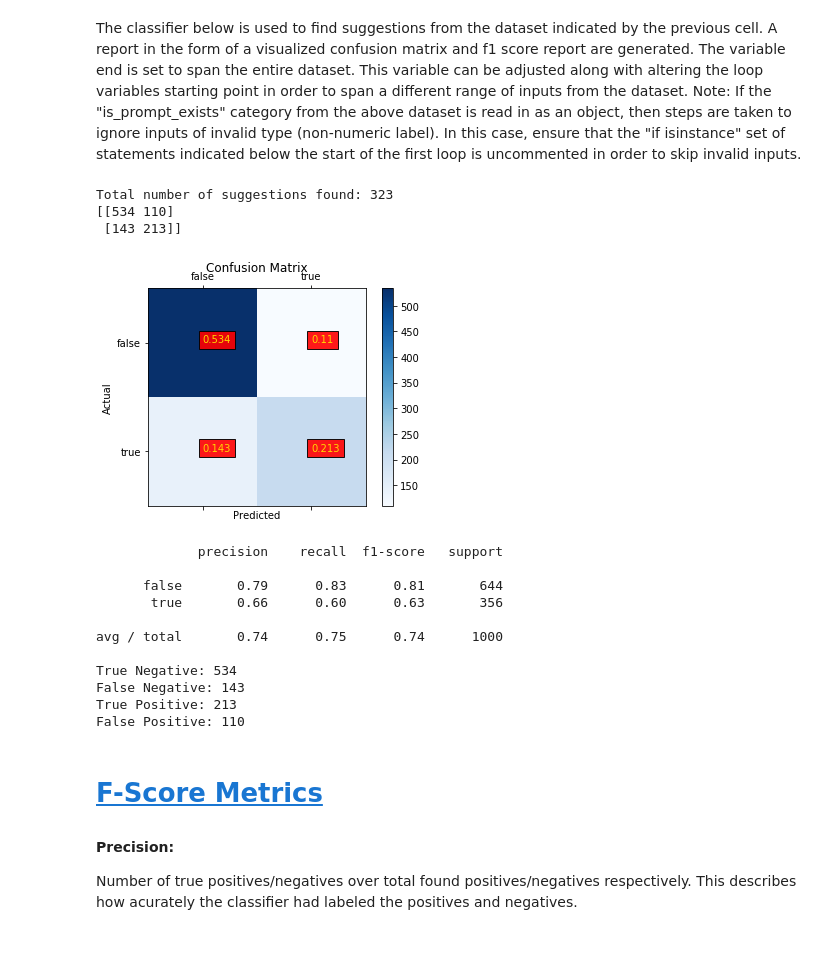
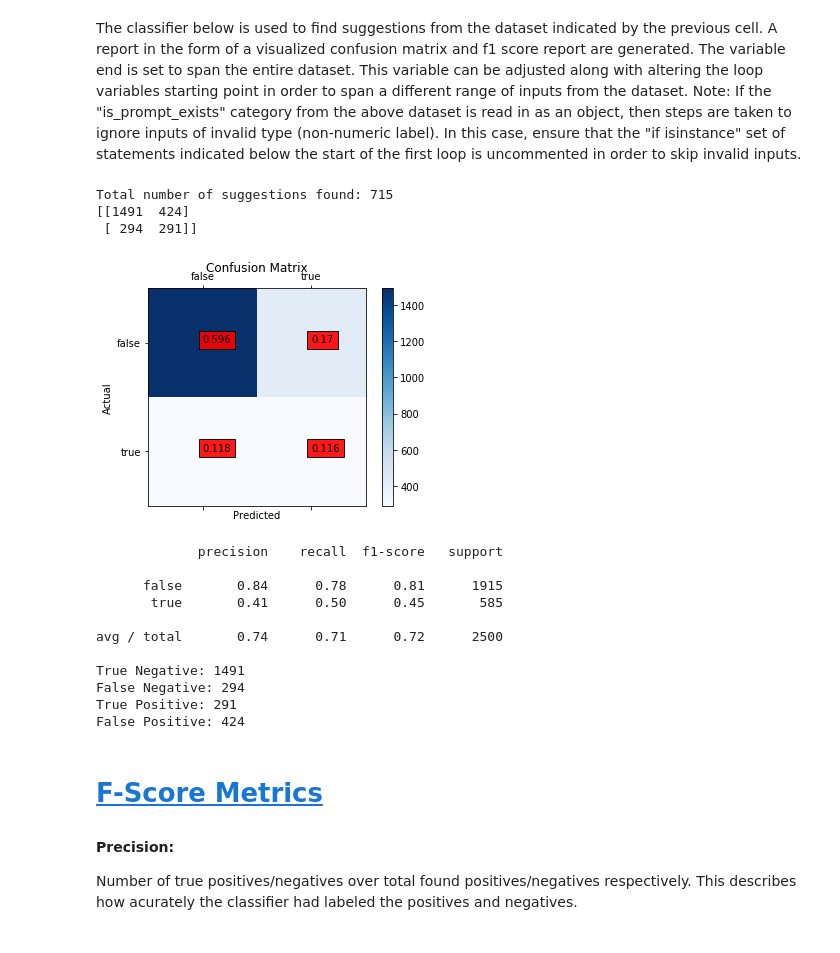
Before and after one commit to Alvores/NaturalLanguageProcessing, a Jupyter notebook: NLP_Rule_Classifier.ipynb, the cells around one changed output. Drawn from its saved outputs; the diff is of its cells as text; code cells hidden in the pictures.

```diff
--- a/NLP_Rule_Classifier.ipynb
+++ b/NLP_Rule_Classifier.ipynb
@@ -102,12 +102,12 @@ To use, select a pair of "pd.read_csv" and "df.fillna" statements to uncomment a
 are commented out. More datasets can be added using the example approaches below.
 # %%
 ######### Read in the dataset to use for classifier
-df = pd.read_csv("suggestions_data.csv", engine = 'python', na_values = ['no info', '.', ' ', 'NaN'])
-df.fillna(3, inplace=True)
+# df = pd.read_csv("suggestions_data.csv", engine = 'python', na_values = ['no info', '.', ' ', 'NaN'])
+# df.fillna(3, inplace=True)
 # df = pd.read_csv("suggestions_data_tweets.csv", engine = 'python');
 # df.fillna(-1, inplace=True)
-# df = pd.read_csv("suggestions_trialA.csv", engine = 'python');
-# df.fillna(0, inplace=True)
+df = pd.read_csv("suggestions_trialA.csv", engine = 'python');
+df.fillna(0, inplace=True)
 
 print(df.dtypes)
 # %% [output]
@@ -134,15 +132,15 @@ count = 0
 numComments = 0
 suggestions_per_comment = []
 end = len(df)
-end = 1000 # More managable for quick tests
+# end = 1000 # More managable for quick tests
 labels = []
 predictions = []
 for loop in range(end):
     comment = df['comments'][loop]
     prompt = df['is_prompt_exists'][loop]
     #### Uncomment below condition only when using suggestions_data.csv ####
-    if isinstance(comment, str) == False or (prompt != '1' and prompt != '-1'):
-        continue
+#     if isinstance(comment, str) == False or (prompt != '1' and prompt != '-1'):
+#         continue
     ####
     sentTok = nltk.sent_tokenize(comment)
     modalVerb = False
@@ -191,52 +189,52 @@ for loop in range(end):
     numComments += 1
 #     if (numComments % 1000 == 0): # For timing progress at 1000 step milestones (for large datasets)
 #         print(numComments)
     ####### END
 print("Total number of suggestions found:", sum(suggestions_per_comment))
 # print("Ls:", labels)
 # print("Ps:", predictions)
 ls = ['false', 'true']
 cm = confusion_matrix(labels, predictions)
 print(cm)
 fig = plt.figure()
 ax = fig.add_subplot(111)
 cax = ax.matshow(cm, cmap=plt.cm.Blues) # Bar coloring
 plt.title('Confusion Matrix')
 fig.colorbar(cax)
 ax.set_xticklabels([''] + ls)
 ax.set_yticklabels([''] + ls)
 plt.xlabel('Predicted')
 plt.ylabel('Actual')
-plt.text(s = round(cm[0][0]/end, 3), x = 0, y = 0, color = "gold",
+plt.text(s = round(cm[0][0]/end, 3), x = 0, y = 0, color = "black",
          bbox=dict(facecolor='red', alpha=0.9))
-plt.text(s = round(cm[1][1]/end, 3), x = 1, y = 1, color = "gold",
+plt.text(s = round(cm[1][1]/end, 3), x = 1, y = 1, color = "black",
          bbox=dict(facecolor='red', alpha=0.9))
-plt.text(s = round(cm[1][0]/end, 3), x = 0, y = 1, color = "gold",
+plt.text(s = round(cm[1][0]/end, 3), x = 0, y = 1, color = "black",
          bbox=dict(facecolor='red', alpha=0.9))
-plt.text(s = round(cm[0][1]/end, 3), x = 1, y = 0, color = "gold",
+plt.text(s = round(cm[0][1]/end, 3), x = 1, y = 0, color = "black",
          bbox=dict(facecolor='red', alpha=0.9))
 plt.show()
 print(classification_report(labels, predictions, target_names = ls))
 print("True Negative:", cm[0][0])
 print("False Negative:", cm[1][0])
 print("True Positive:", cm[1][1])
 print("False Positive:", cm[0][1])
 # %% [output]
-Total number of suggestions found: 323
-[[534 110]
- [143 213]]
+Total number of suggestions found: 715
+[[1491  424]
+ [ 294  291]]
-[figure, old version]
+[figure, new version]
              precision    recall  f1-score   support
 
-      false       0.79      0.83      0.81       644
-       true       0.66      0.60      0.63       356
+      false       0.84      0.78      0.81      1915
+       true       0.41      0.50      0.45       585
 
-avg / total       0.74      0.75      0.74      1000
+avg / total       0.74      0.71      0.72      2500
 
-True Negative: 534
-False Negative: 143
-True Positive: 213
-False Positive: 110
+True Negative: 1491
+False Negative: 294
+True Positive: 291
+False Positive: 424
 # %% [markdown]
 # [F-Score Metrics](https://en.wikipedia.org/wiki/F1_score)
 
```
Also changed, not shown: parts of 1 cell of this notebook.
